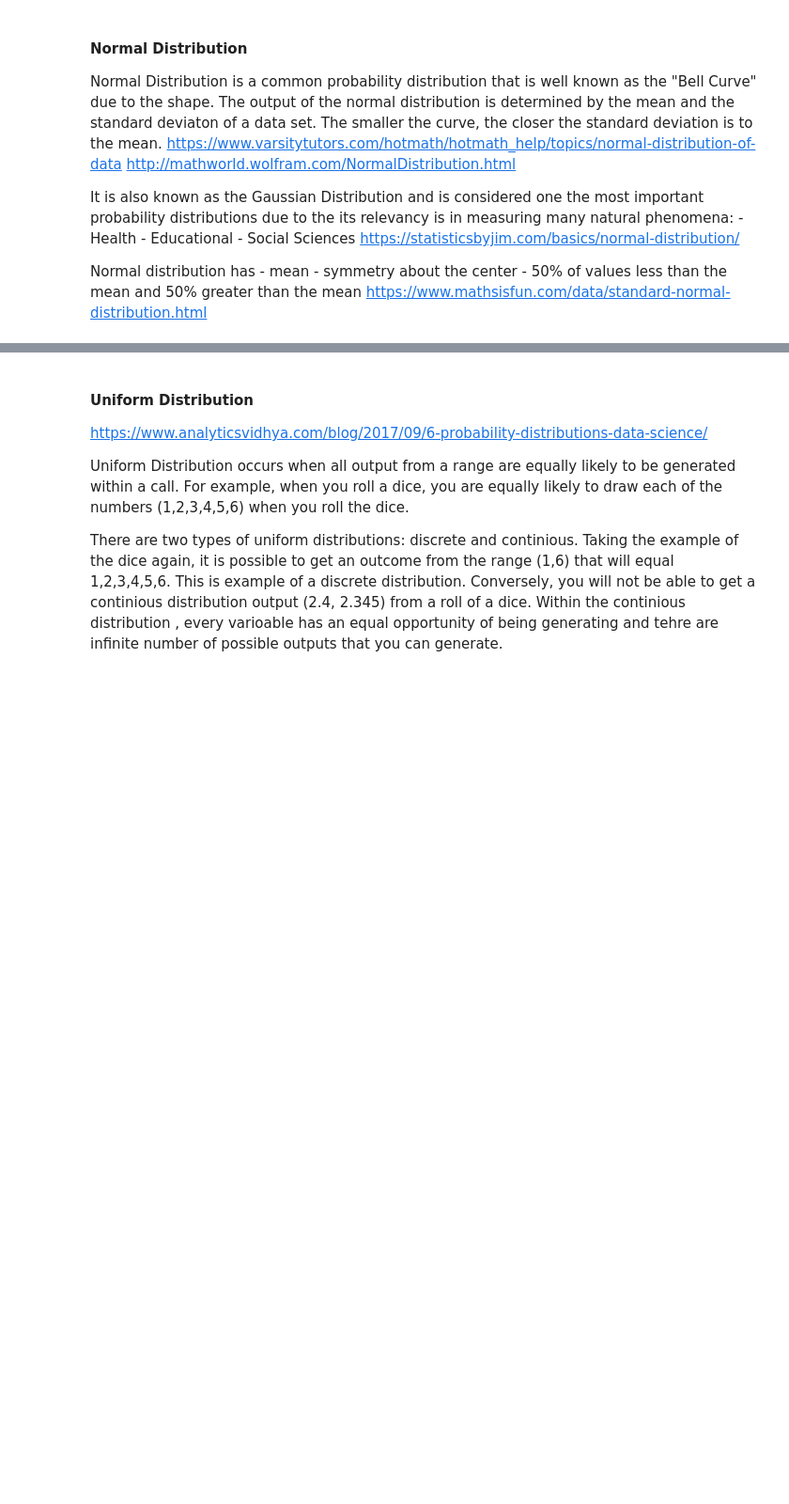
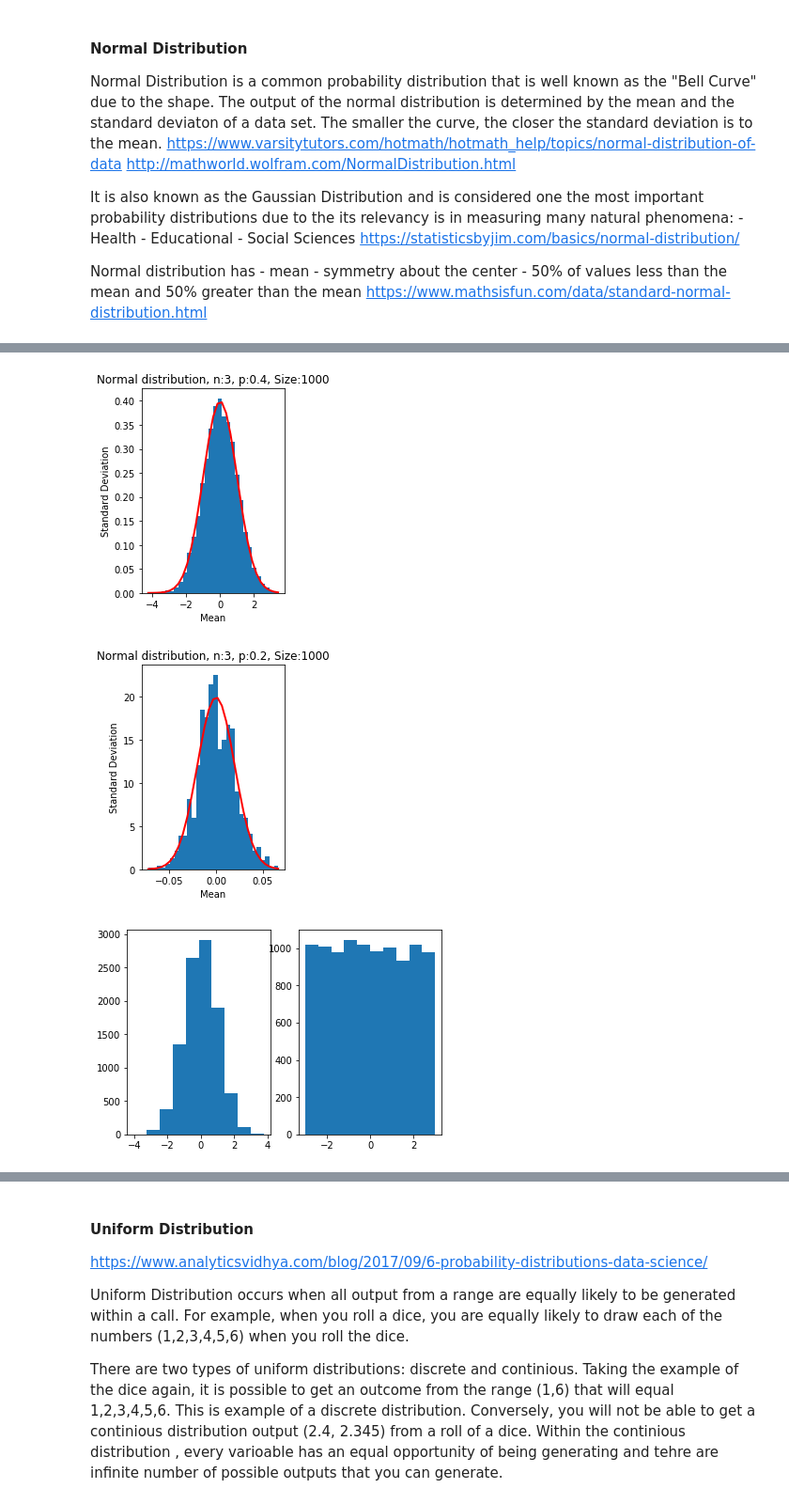
Before and after one commit to martinaobrien/numpy-random, a Jupyter notebook: numpy-random.ipynb, the cells around one changed output, grey strips where cells are left out. Shown at 94% size. Cells and saved outputs as stored; diff of their text form; code cells hidden in the pictures; blank space fills up the shorter version.

```diff
--- a/numpy-random.ipynb
+++ b/numpy-random.ipynb
@@ -293,3 +400,42 @@ plt.show() # https://plot.ly/python/histograms/ # https://plot.ly/python/histogr
+# %%
+%matplotlib inline
+import numpy as np
+import matplotlib.pyplot as plt
+plt.subplot(1, 2, 1)
+mu, sigma = 0.0, 1.0 # mean and standard deviation
+s = np.random.normal(mu, sigma, 10000)
+import matplotlib.pyplot as plt
+count, bins, ignored = plt.hist(s, 30, density=True)
+plt.title ('Normal distribution, n:3, p:0.4, Size:1000')
+plt.xlabel('Mean')
+plt.ylabel('Standard Deviation')
+plt.plot(bins, 1/(sigma * np.sqrt(2 * np.pi)) *np.exp( - (bins - mu)**2 / (2 * sigma**2) ),linewidth=2, color='r')
+plt.show() # https://plot.ly/python/histograms/ # https://plot.ly/python/histograms/
+
+plt.subplot(1, 2, 2)
+mu2, sigma2 = 0.0, 0.02 # mean and standard deviation
+s2 = np.random.normal(mu2, sigma2, 1000)
+#import matplotlib.pyplot as plt
+count, bins, ignored = plt.hist(s2, 30, density=True)
+plt.title ('Normal distribution, n:3, p:0.2, Size:1000')
+plt.xlabel('Mean')
+plt.ylabel('Standard Deviation')
+plt.plot(bins, 1/(sigma2 * np.sqrt(2 * np.pi)) *np.exp( - (bins - mu)**2 / (2 * sigma2**2) ),linewidth=2, color='r')
+plt.show() # https://plot.ly/python/histograms/
+
+plt.subplot(1, 2, 1)
+x = np.random.normal(0.0, 1.0, 10000)
+plt.hist(x)
+
+plt.subplot(1, 2, 2)
+x = np.random.uniform(-3.0, 3.0, 10000)
+plt.hist(x)
+
+plt.show()
+# %% [output]
+[figure, added]
+[figure, added]
+[figure, added]
 # %%
 import numpy as np
 import matplotlib.pyplot as plt
```
Also changed, not shown: parts of 42 cells of this notebook.
